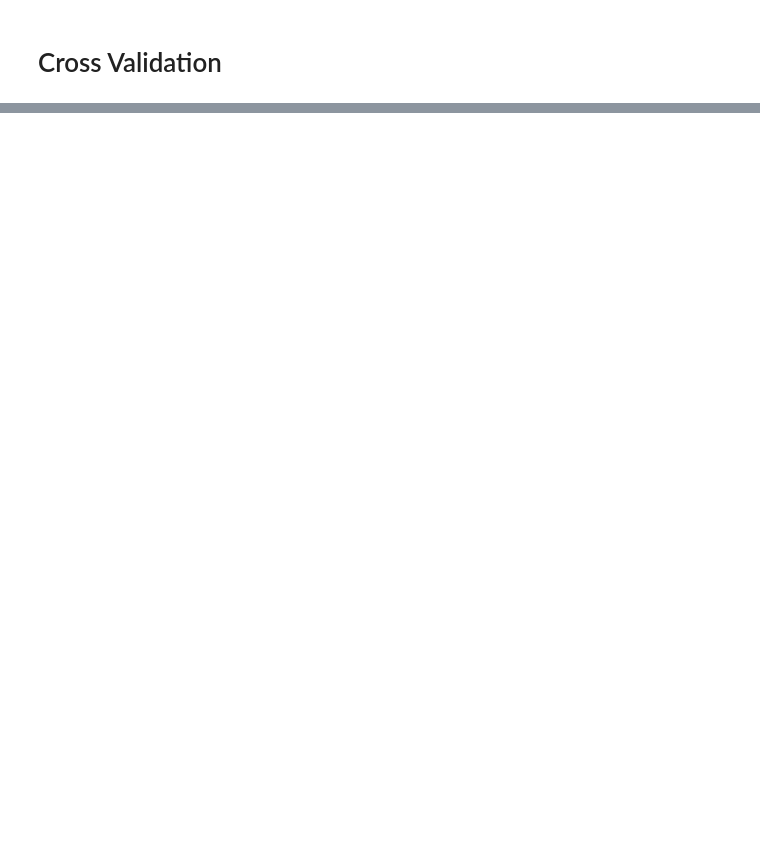
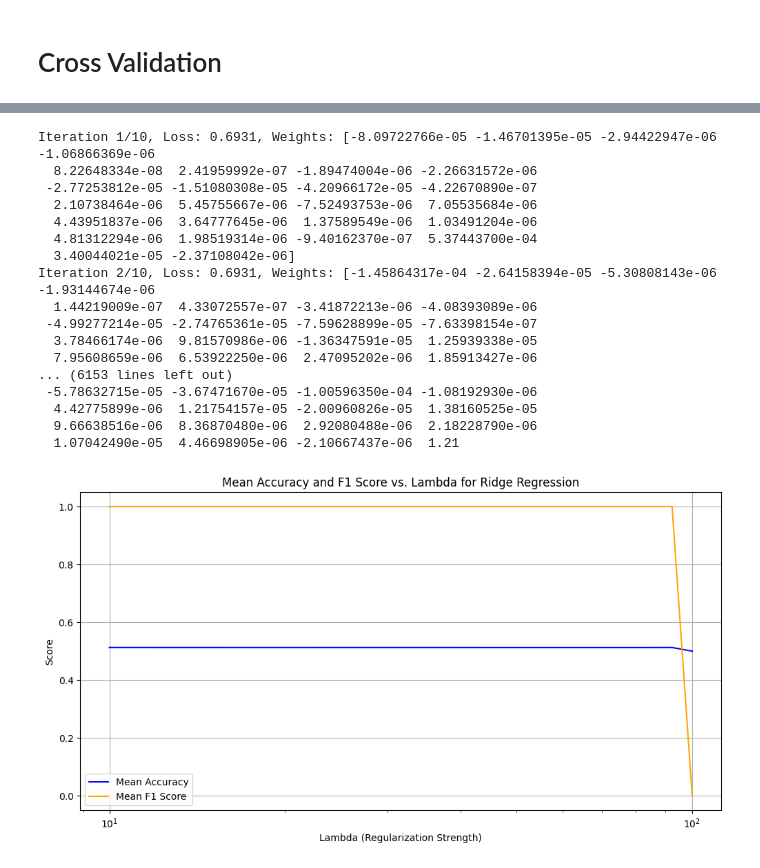
Before and after one commit to 8gabri8/heart_attack_ML, a Jupyter notebook: EDA.ipynb, the cells around one changed output, grey strips where cells are left out. Cells and saved outputs as stored; diff of their text form; code cells hidden in the pictures; blank space fills up the shorter version.

Commit message:
logistic crossvalidation

```diff
--- a/EDA.ipynb
+++ b/EDA.ipynb
@@ -743,0 +716,6 @@ object
+# %%
+
+x_train = x_train
+y_train = np.where(y_train == -1, 0, y_train)
+
+print(y_train[:1000])
@@ -743,0 +932,53 @@ object
+# %%
+mean_accuracies = []
+mean_f1_scores = []
+lambdas = np.logspace(1, 2, 30)
+optimization_method = "lg_L2"
+
+
+for lambda_ in lambdas:
+    # Perform stratified k-fold cross-validation
+    fold_metrics, best_w, best_accuracy, best_f1_score, mean_val_accuracy, mean_val_f1_score, mean_train_accuracy, mean_train_f1_score = stratified_k_fold_cross_validation_logistic_regression(
+        y = y_train,
+        tx = x_train,
+        k_folds = k_folds,
+        max_iters = max_iters,
+        gamma = gamma,
+        lambda_ = lambda_,
+        optimization_method = optimization_method
+        )
+
+    mean_accuracies.append(mean_val_accuracy)
+    mean_f1_scores.append(mean_val_f1_score)
+
+# Plotting
+plt.figure(figsize=(12, 6))
+plt.plot(lambdas, mean_accuracies, label='Mean Accuracy', color='blue')
+plt.plot(lambdas, mean_f1_scores, label='Mean F1 Score', color='orange')
+
+#plt.xscale('log')  # Log scale for lambda
+plt.xlabel('Lambda (Regularization Strength)')
+plt.ylabel('Score')
+plt.title('Mean Accuracy and F1 Score vs. Lambda for Ridge Regression')
+plt.legend()
+plt.grid()
+plt.show()
+# %% [output]
+Iteration 1/10, Loss: 0.6931, Weights: [-8.09722766e-05 -1.46701395e-05 -2.94422947e-06 -1.06866369e-06
+  8.22648334e-08  2.41959992e-07 -1.89474004e-06 -2.26631572e-06
+ -2.77253812e-05 -1.51080308e-05 -4.20966172e-05 -4.22670890e-07
+  2.10738464e-06  5.45755667e-06 -7.52493753e-06  7.05535684e-06
+  4.43951837e-06  3.64777645e-06  1.37589549e-06  1.03491204e-06
+  4.81312294e-06  1.98519314e-06 -9.40162370e-07  5.37443700e-04
+  3.40044021e-05 -2.37108042e-06]
+Iteration 2/10, Loss: 0.6931, Weights: [-1.45864317e-04 -2.64158394e-05 -5.30808143e-06 -1.93144674e-06
+  1.44219009e-07  4.33072557e-07 -3.41872213e-06 -4.08393089e-06
+ -4.99277214e-05 -2.74765361e-05 -7.59628899e-05 -7.63398154e-07
+  3.78466174e-06  9.81570986e-06 -1.36347591e-05  1.25939338e-05
+  7.95608659e-06  6.53922250e-06  2.47095202e-06  1.85913427e-06
+... (6153 lines left out)
+ -5.78632715e-05 -3.67471670e-05 -1.00596350e-04 -1.08192930e-06
+  4.42775899e-06  1.21754157e-05 -2.00960826e-05  1.38160525e-05
+  9.66638516e-06  8.36870480e-06  2.92080488e-06  2.18228790e-06
+  1.07042490e-05  4.46698905e-06 -2.10667437e-06  1.21
+[figure, added]
```
Also changed, not shown: parts of 18 cells of this notebook, 6 other files.
